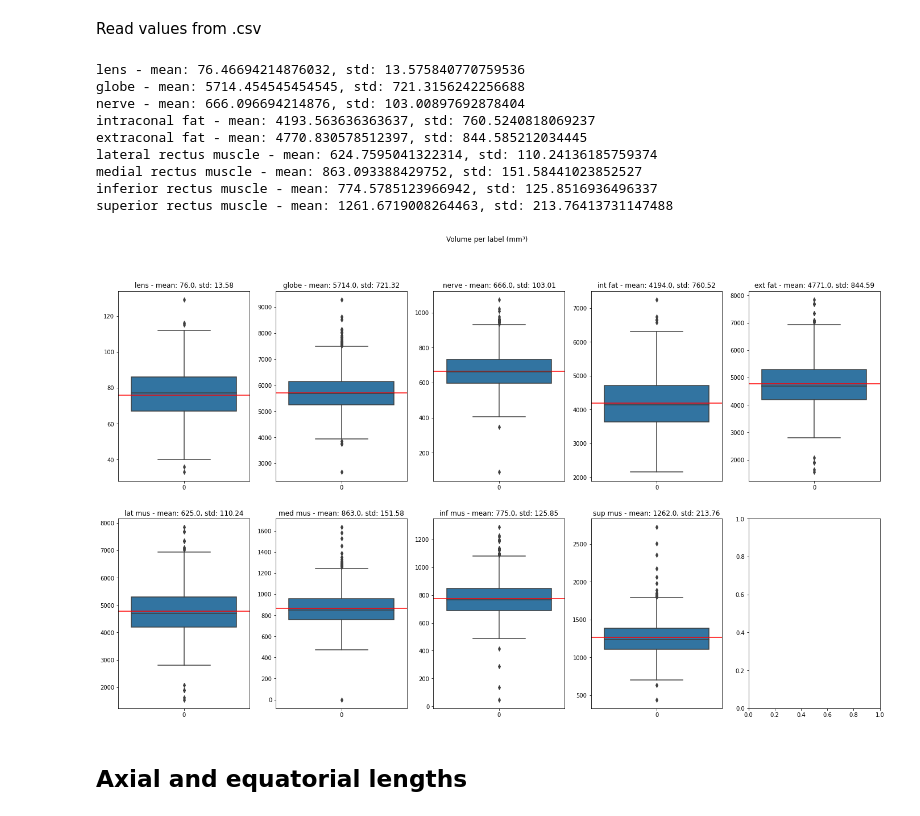
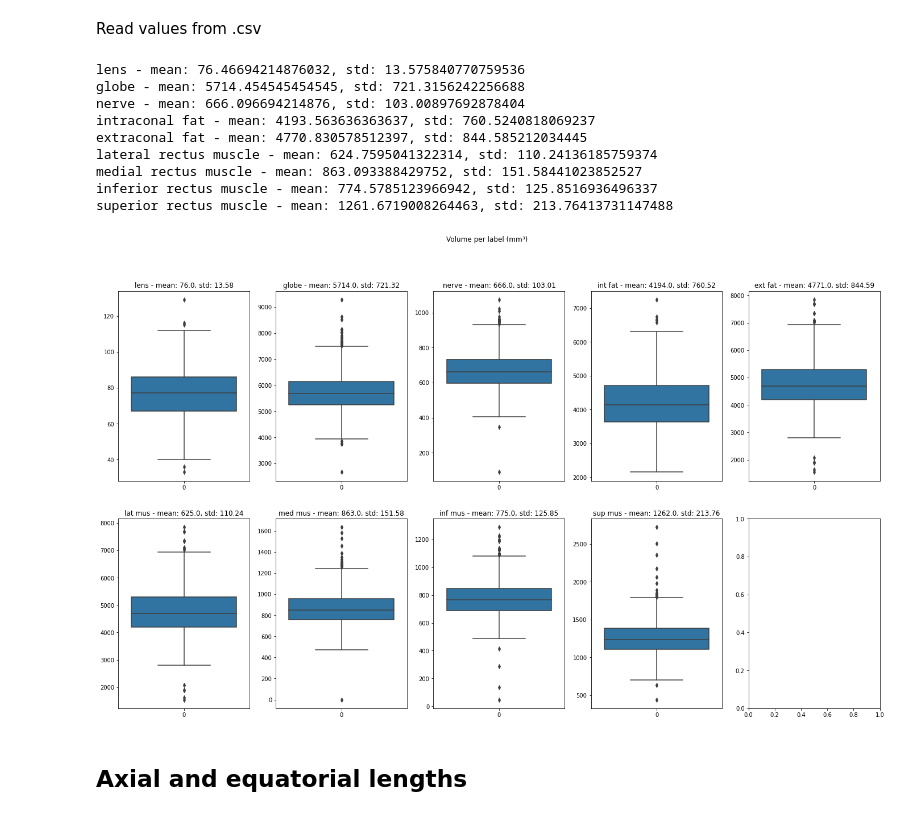
Before and after one commit to jaimebarran/a-eye_segmentation, a Jupyter notebook: deep_learning/3D_multilabel/extract_biometrics.ipynb, the cells around one changed output. Drawn from its saved outputs; the diff is of its cells as text; code cells hidden in the pictures.

```diff
--- a/deep_learning/3D_multilabel/extract_biometrics.ipynb
+++ b/deep_learning/3D_multilabel/extract_biometrics.ipynb
@@ -197,7 +197,7 @@ fix_axis = False
 # lens
 ax[0][0].set_title(f'lens - mean: {np.round(np.mean(vol_lens))}, std: {np.round(np.std(vol_lens), 2)}')
 graph_lens = sns.boxplot(df_vol['vol_lens'], ax=ax[0][0])
-graph_lens.axhline(np.round(np.mean(vol_lens)), color='red')
+# graph_lens.axhline(np.round(np.mean(vol_lens)), color='red')
 if fix_axis:
     # ax[0][0].set_xlim(x_axis)
     ax[0][0].set_ylim([0, 160])
@@ -205,7 +205,7 @@ if fix_axis:
 # globe
 ax[0][1].set_title(f'globe - mean: {np.round(np.mean(vol_globe))}, std: {np.round(np.std(vol_globe), 2)}')
 graph_globe = sns.boxplot(df_vol['vol_globe'], ax=ax[0][1])
-graph_globe.axhline(np.round(np.mean(vol_globe)), color='red')
+# graph_globe.axhline(np.round(np.mean(vol_globe)), color='red')
 if fix_axis:
     # ax[0][1].set_xlim(x_axis)
     ax[0][1].set_ylim([2500, 9000])
@@ -213,7 +213,7 @@ if fix_axis:
 # nerve
 ax[0][2].set_title(f'nerve - mean: {np.round(np.mean(vol_nerve))}, std: {np.round(np.std(vol_nerve), 2)}')
 graph_nerve = sns.boxplot(df_vol['vol_nerve'], ax=ax[0][2])
-graph_nerve.axhline(np.round(np.mean(vol_nerve)), color='red')
+# graph_nerve.axhline(np.round(np.mean(vol_nerve)), color='red')
 if fix_axis:
     # ax[0][2].set_xlim(x_axis)
     ax[0][2].set_ylim([300, 1100])
@@ -221,7 +221,7 @@ if fix_axis:
 # intraconal fat
 ax[0][3].set_title(f'int fat - mean: {np.round(np.mean(vol_int_fat))}, std: {np.round(np.std(vol_int_fat), 2)}')
 graph_int_fat = sns.boxplot(df_vol['vol_int_fat'], ax=ax[0][3])
-graph_int_fat.axhline(np.round(np.mean(vol_int_fat)), color='red')
+# graph_int_fat.axhline(np.round(np.mean(vol_int_fat)), color='red')
 if fix_axis:
     # ax[0][3].set_xlim(x_axis)
     ax[0][3].set_ylim([2000, 7000])
@@ -229,7 +229,7 @@ if fix_axis:
 # extraconal fat
 ax[0][4].set_title(f'ext fat - mean: {np.round(np.mean(vol_ext_fat))}, std: {np.round(np.std(vol_ext_fat), 2)}')
 graph_ext_fat = sns.boxplot(df_vol['vol_ext_fat'], ax=ax[0][4])
-graph_ext_fat.axhline(np.round(np.mean(vol_ext_fat)), color='red')
+# graph_ext_fat.axhline(np.round(np.mean(vol_ext_fat)), color='red')
 if fix_axis:
     # ax[0][4].set_xlim(x_axis)
     ax[0][4].set_ylim([1000, 7000])
@@ -237,7 +237,7 @@ if fix_axis:
 # lateral rectus muscle
 ax[1][0].set_title(f'lat mus - mean: {np.round(np.mean(vol_lat_mus))}, std: {np.round(np.std(vol_lat_mus), 2)}')
 graph_lat_mus = sns.boxplot(df_vol['vol_ext_fat'], ax=ax[1][0])
-graph_lat_mus.axhline(np.round(np.mean(vol_ext_fat)), color='red')
+# graph_lat_mus.axhline(np.round(np.mean(vol_ext_fat)), color='red')
 if fix_axis:
     # ax[1][0].set_xlim(x_axis)
     ax[1][0].set_ylim([1000, 8000])
@@ -245,41 +245,41 @@ if fix_axis:
 # medial rectus muscle
 ax[1][1].set_title(f'med mus - mean: {np.round(np.mean(vol_med_mus))}, std: {np.round(np.std(vol_med_mus), 2)}')
 graph_med_mus = sns.boxplot(df_vol['vol_med_mus'], ax=ax[1][1])
-graph_med_mus.axhline(np.round(np.mean(vol_med_mus)), color='red')
+# graph_med_mus.axhline(np.round(np.mean(vol_med_mus)), color='red')
 if fix_axis:
     # ax[1][1].set_xlim(x_axis)
     ax[1][1].set_ylim([400, 1500])
 
 # inferior rectus muscle
 ax[1][2].set_title(f'inf mus - mean: {np.round(np.mean(vol_inf_mus))}, std: {np.round(np.std(vol_inf_mus), 2)}')
 graph_med_mus = sns.boxplot(df_vol['vol_inf_mus'], ax=ax[1][2])
-graph_med_mus.axhline(np.round(np.mean(vol_inf_mus)), color='red')
+# graph_med_mus.axhline(np.round(np.mean(vol_inf_mus)), color='red')
 if fix_axis:
     # ax[1][2].set_xlim(x_axis)
     ax[1][2].set_ylim([400, 1300])
 
 # superior rectus muscle
 ax[1][3].set_title(f'sup mus - mean: {np.round(np.mean(vol_sup_mus))}, std: {np.round(np.std(vol_sup_mus), 2)}')
 graph_med_mus = sns.boxplot(df_vol['vol_sup_mus'], ax=ax[1][3])
-graph_med_mus.axhline(np.round(np.mean(vol_sup_mus)), color='red')
+# graph_med_mus.axhline(np.round(np.mean(vol_sup_mus)), color='red')
 if fix_axis:
     # ax[1][3].set_xlim(x_axis)
     ax[1][3].set_ylim([300, 2000])
 
 plt.show
 
-plt.savefig(main_path + filename.split('.')[0] + '.png')
+plt.savefig(main_path + filename.split('.')[0] + '_boxplot.png')
 # %% [output]
 lens - mean: 76.46694214876032, std: 13.575840770759536
 globe - mean: 5714.454545454545, std: 721.3156242256688
 nerve - mean: 666.096694214876, std: 103.00897692878404
 intraconal fat - mean: 4193.563636363637, std: 760.5240818069237
 extraconal fat - mean: 4770.830578512397, std: 844.585212034445
 lateral rectus muscle - mean: 624.7595041322314, std: 110.24136185759374
 medial rectus muscle - mean: 863.093388429752, std: 151.58441023852527
 inferior rectus muscle - mean: 774.5785123966942, std: 125.8516936496337
 superior rectus muscle - mean: 1261.6719008264463, std: 213.76413731147488
-[figure, old version]
+[figure, new version]
 # %% [markdown]
 ## Axial and equatorial lengths
 # %% [markdown]
```
Also changed, not shown: parts of 7 cells of this notebook.
